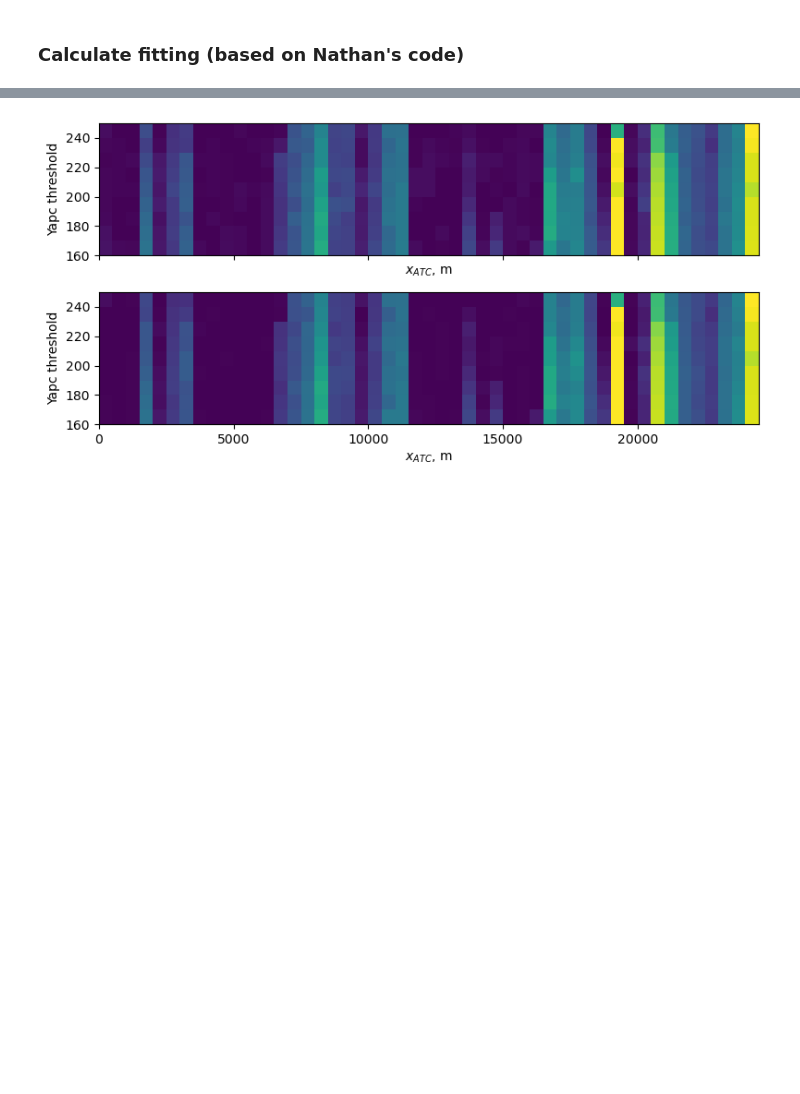
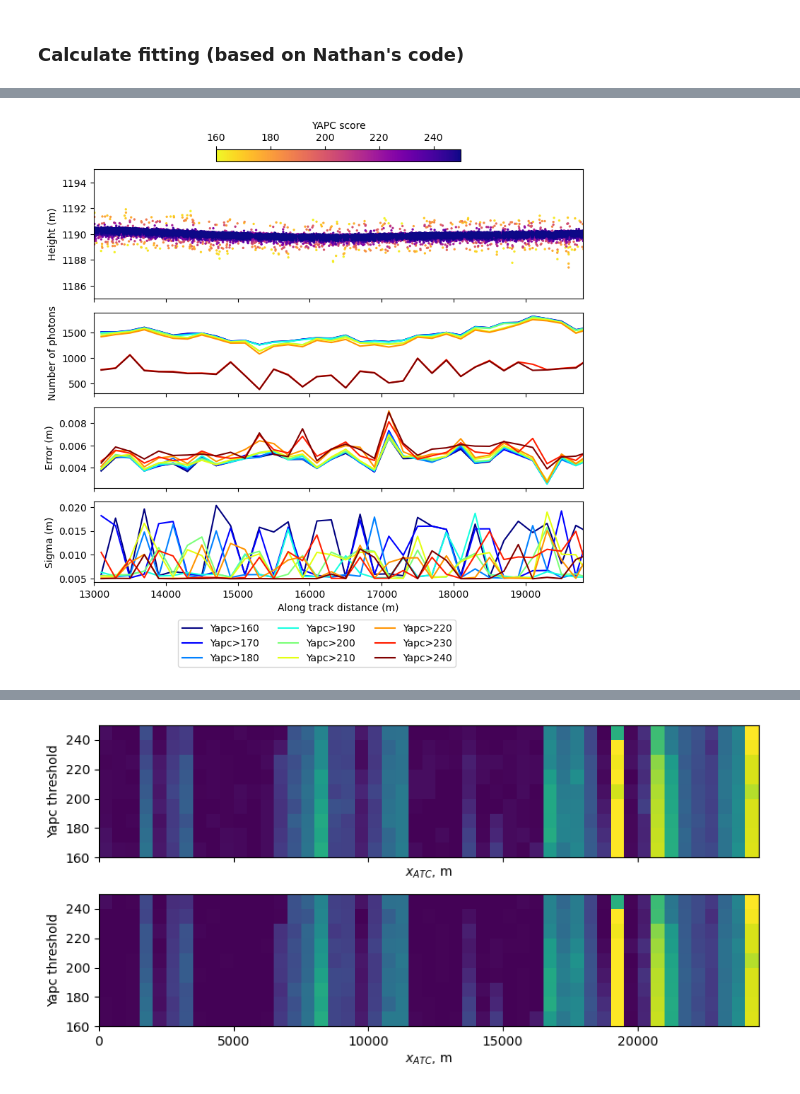
Before and after one commit to ICESAT-2HackWeek/surfit, a Jupyter notebook: contributors/Young/sliderule_test.ipynb, the cells around one changed output, grey strips where cells are left out. Cells and saved outputs as stored; diff of their text form; code cells hidden in the pictures; blank space fills up the shorter version.

```diff
--- a/contributors/Young/sliderule_test.ipynb
+++ b/contributors/Young/sliderule_test.ipynb
@@ -463,0 +455,39 @@ for i, x1 in enumerate(x_steps): #every 1 km
+# %%
+fig, ax = plt.subplots(4,1,figsize=[8, 8], sharex = True, height_ratios=[2, 1, 1, 1])
+
+yapc_threshold = 160
+signal = D3['yapc_score'] > yapc_threshold
+
+df = D3[signal]
+
+d0=np.min(df['x_atc'])
+ii=np.argsort(df['yapc_score'])
+sc = ax[0].scatter(df['x_atc'][ii] - d0, df['height_ortho'][ii],2, c=df['yapc_score'][ii],
+    vmin=yapc_threshold, vmax=250,cmap='plasma_r')
+fig.colorbar(sc, ax = ax[0], label='YAPC score', orientation = "horizontal", location = "top", shrink = 0.5)
+ax[0].set_ylabel('Height (m)')
+if region == "utqiagvik": # (blackrock, utqiagvik)
+    ax[0].set_ylim(-3, 5) # Utqiagvik
+elif region == "blackrock":
+    ax[0].set_ylim(1185, 1195) # Blackrock
+
+for j, yapc_threshold in enumerate(yapc_steps):
+    yapc_color = matplotlib.cm.get_cmap('jet')
+    rgba = cmap((yapc_threshold - yapc_steps.min())/(yapc_steps.max() - yapc_steps.min()))
+    ax[1].plot(xx[j], array_photon[j], color = rgba)
+    ax[2].plot(xx[j], array_log_err[j], color = rgba)
+    ax[3].plot(xx[j], array_log_sigma[j], color = rgba, label = f"Yapc>{yapc_threshold}")
+
+ax[1].set_ylabel("Number of photons")
+ax[2].set_ylabel("Error (m)")
+ax[3].set_ylabel("Sigma (m)")
+ax[3].set_xlabel("Along track distance (m)")
+
+ax[3].set_xlim(x_steps[0], x_steps[-1])
+ax[3].legend(bbox_to_anchor = (0.75, -0.4), ncol = 3)
+
+plt.tight_layout()
+plt.savefig(f"{folder}/Log_plot_{xbin}.png")
+# plt.close()
+# %% [output]
+[figure, added]
```
Also changed, not shown: parts of 13 cells of this notebook.
